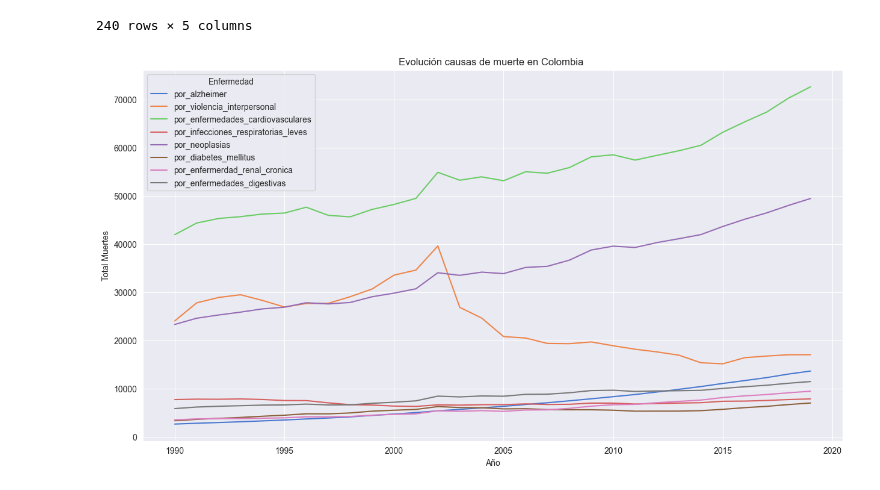
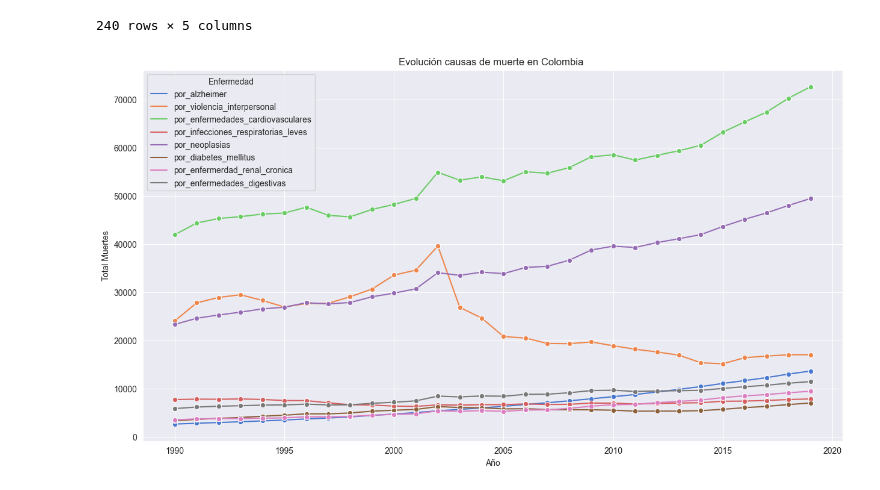
Before and after one commit to fredericksalazar/dataAnalyst_causas_de_muerte, a Jupyter notebook: data_analyst_causas_muerte.ipynb, the cells around one changed output. Saved outputs shown, nothing was run; the diff lists cells and outputs as text; code cells hidden in the pictures.

Commit message:
add markers a lineplot
se agregan markers a line plot de evolución de causas de muerte en colombia

```diff
--- a/data_analyst_causas_muerte.ipynb
+++ b/data_analyst_causas_muerte.ipynb
@@ -655,19 +655,19 @@ df
 # %%
 plt.figure(figsize=(15, 8))
 plt.title('Evolución causas de muerte en Colombia ')
 plt.xlabel('Año')
 plt.ylabel('Total Muertes')
 
 sns.set_style('darkgrid')
 sns.lineplot(x='año',
              y='total_muertes',
              hue='Enfermedad',
-             markers=["o"],
+             marker="o",
              palette='muted',
              data=df)
 
 plt.show()
 # %% [output]
-[figure, old version]
+[figure, new version]
 # %%
 #vamos a comparar las muertes causadas por: por_vih_sida, por_uso_drogas, por_uso_alcohol, por_accidentes_de_transito
```
